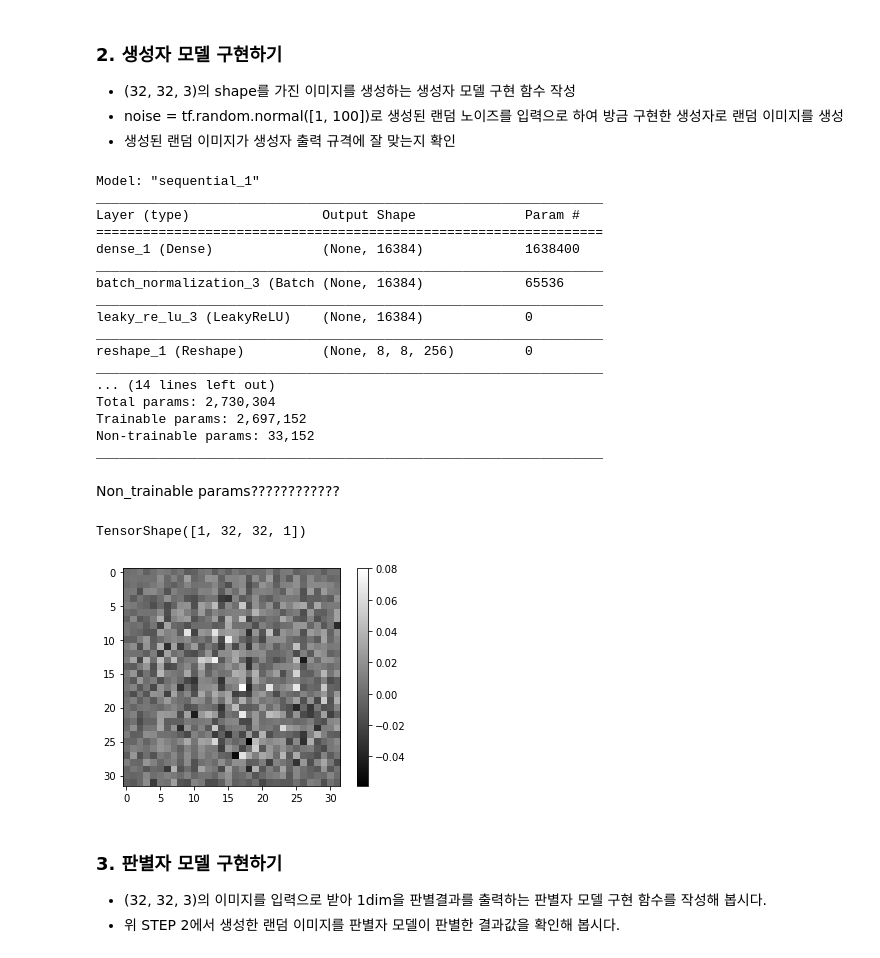
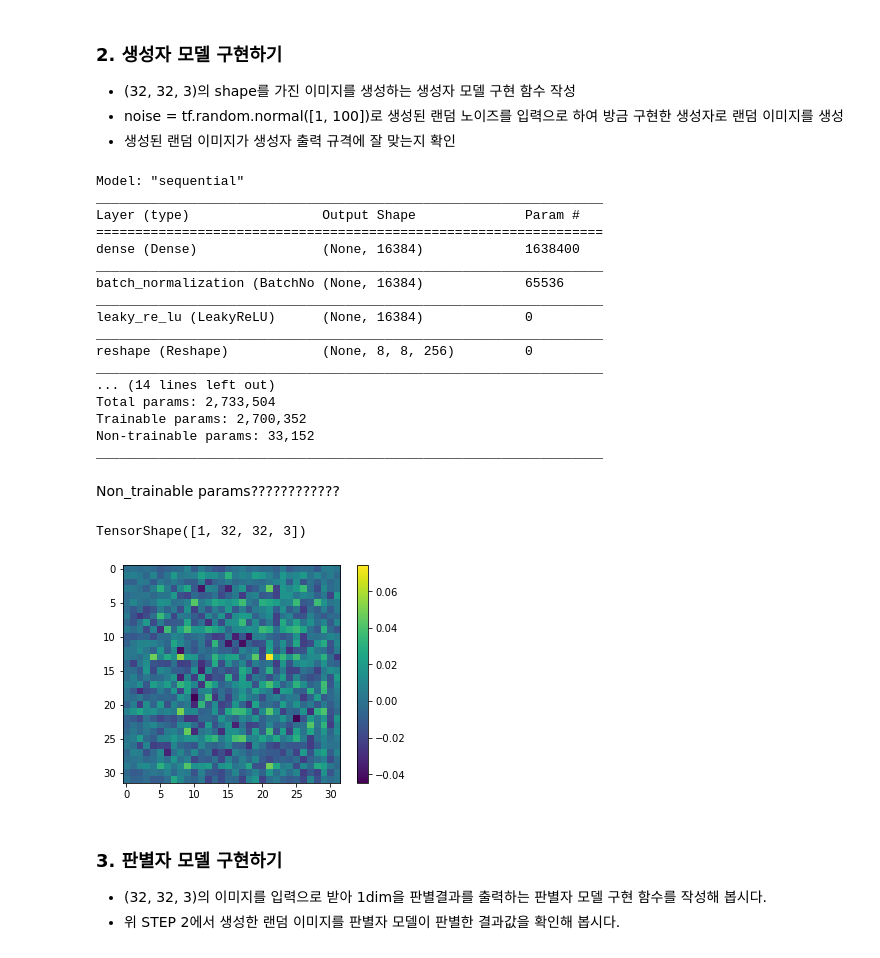
Before and after one commit to happyme2/Aiffel_Exploration, a Jupyter notebook: Ex_12_Fashion_GAN/Ex_12_GAN_CIFAR-10.ipynb, the cells around one changed output. Drawn from its saved outputs; the diff is of its cells as text; code cells hidden in the pictures.

```diff
--- a/Ex_12_Fashion_GAN/Ex_12_GAN_CIFAR-10.ipynb
+++ b/Ex_12_Fashion_GAN/Ex_12_GAN_CIFAR-10.ipynb
@@ -133,7 +131,7 @@ def make_generator_model():
     model.add(layers.LeakyReLU())
 
     # Fifth: Conv2DTranspose layer
-    model.add(layers.Conv2DTranspose(1, kernel_size=(5, 5), strides=(2, 2), padding='same', use_bias=False, \
+    model.add(layers.Conv2DTranspose(3, kernel_size=(5, 5), strides=(2, 2), padding='same', use_bias=False, \
                                      activation='tanh'))
     # 활성화함수 tanh 사용 : -1 ~ 1 이내의 값으로 픽셀값을 정규화 시켰던 데이터셋과 동일하게 하기 위해
 
@@ -144,21 +142,21 @@ generator = make_generator_model()
 # 모델 세부 내용 summary 출력
 generator.summary()
 # %% [output]
-Model: "sequential_1"
+Model: "sequential"
 _________________________________________________________________
 Layer (type)                 Output Shape              Param #
 =================================================================
-dense_1 (Dense)              (None, 16384)             1638400
+dense (Dense)                (None, 16384)             1638400
 _________________________________________________________________
-batch_normalization_3 (Batch (None, 16384)             65536
+batch_normalization (BatchNo (None, 16384)             65536
 _________________________________________________________________
-leaky_re_lu_3 (LeakyReLU)    (None, 16384)             0
+leaky_re_lu (LeakyReLU)      (None, 16384)             0
 _________________________________________________________________
-reshape_1 (Reshape)          (None, 8, 8, 256)         0
+reshape (Reshape)            (None, 8, 8, 256)         0
 _________________________________________________________________
 ... (14 lines left out)
-Total params: 2,730,304
-Trainable params: 2,697,152
+Total params: 2,733,504
+Trainable params: 2,700,352
 Non-trainable params: 33,152
 _________________________________________________________________
 # %% [markdown]
@@ -170,21 +168,21 @@ Non_trainable params????????????
 noise = tf.random.normal([1, 100])
 # %%
 # [1, 32,32, 1] 사이즈 이미지 생성됨
-# 1 : batch_size = 1, (32,32,1) 사이즈 이미지 생성 되었다는 뜻
+# 1 : batch_size = 1, (32,32,3) 사이즈 이미지 생성 되었다는 뜻
 
 generated_image = generator(noise, training=False) # 학습 중이 아니다.
 generated_image.shape
 # %% [output]
-TensorShape([1, 32, 32, 1])
+TensorShape([1, 32, 32, 3])
 # %%
 # 이미지 시각화
 # matplotlib는 2차원 이미지만 볼 수 있으므로, 0,3번째 축 인덱스를 0으로 설정
-plt.imshow(generated_image[0, :, :, 0], cmap='gray')
+plt.imshow(generated_image[0, :, :, 0])
 plt.colorbar()
 plt.show()
 # 아직 모델 학습 전이라 노이즈가 보인다.
 # %% [output]
-[figure, old version]
+[figure, new version]
 # %% [markdown]
 ### 3. 판별자 모델 구현하기
 - (32, 32, 3)의 이미지를 입력으로 받아 1dim을 판별결과를 출력하는 판별자 모델 구현 함수를 작성해 봅시다.
```
Also changed, not shown: parts of 26 cells of this notebook.
